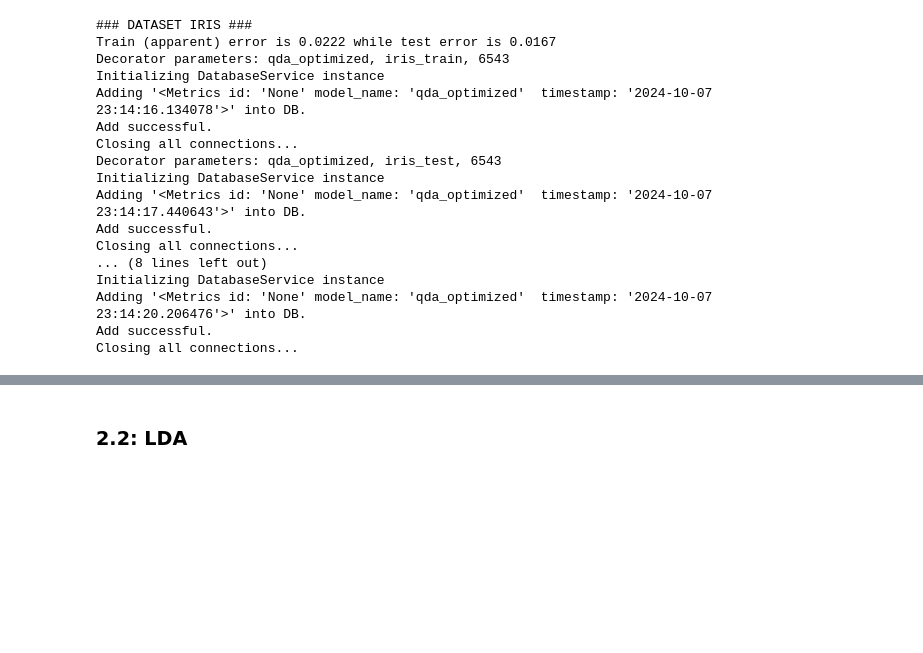
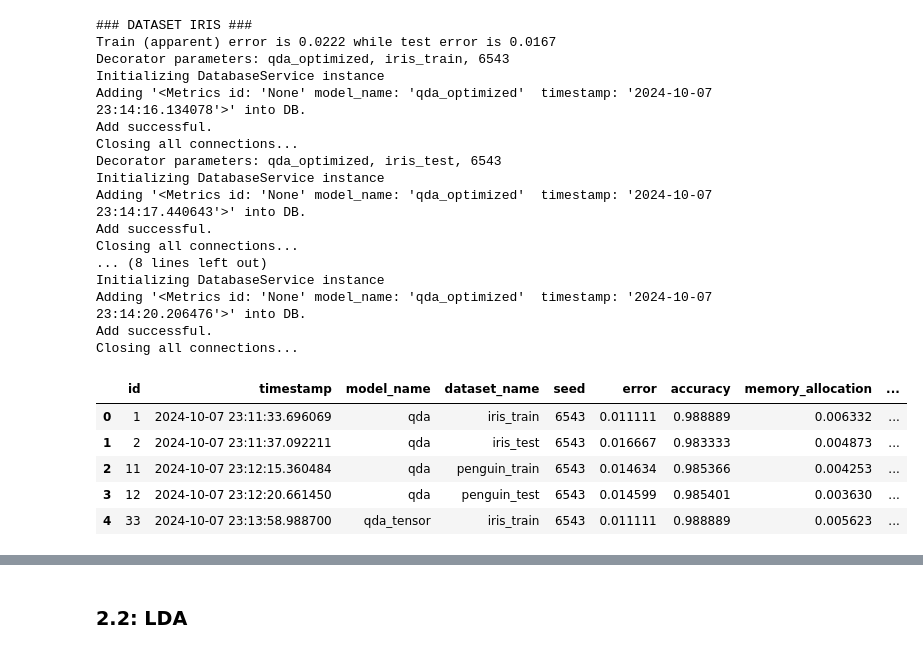
Before and after one commit to FIUBA-CEIA-18Co2024/AMIA-TP3, a Jupyter notebook: notebook.ipynb, the cells around one changed output, grey strips where cells are left out. Cells and saved outputs as stored; diff of their text form; code cells hidden in the pictures; blank space fills up the shorter version.

```diff
--- a/notebook.ipynb
+++ b/notebook.ipynb
@@ -1813,0 +1825,9 @@ Closing all connections...
+# %%
+df.head()
+# %% [output]
+|  | id | timestamp | model_name | dataset_name | seed | error | accuracy | memory_allocation | ... |
+| 0 | 1 | 2024-10-07 23:11:33.696069 | qda | iris_train | 6543 | 0.011111 | 0.988889 | 0.006332 | ... |
+| 1 | 2 | 2024-10-07 23:11:37.092211 | qda | iris_test | 6543 | 0.016667 | 0.983333 | 0.004873 | ... |
+| 2 | 11 | 2024-10-07 23:12:15.360484 | qda | penguin_train | 6543 | 0.014634 | 0.985366 | 0.004253 | ... |
+| 3 | 12 | 2024-10-07 23:12:20.661450 | qda | penguin_test | 6543 | 0.014599 | 0.985401 | 0.003630 | ... |
+| 4 | 33 | 2024-10-07 23:13:58.988700 | qda_tensor | iris_train | 6543 | 0.011111 | 0.988889 | 0.005623 | ... |
```
Also changed, not shown: parts of 8 cells of this notebook.
